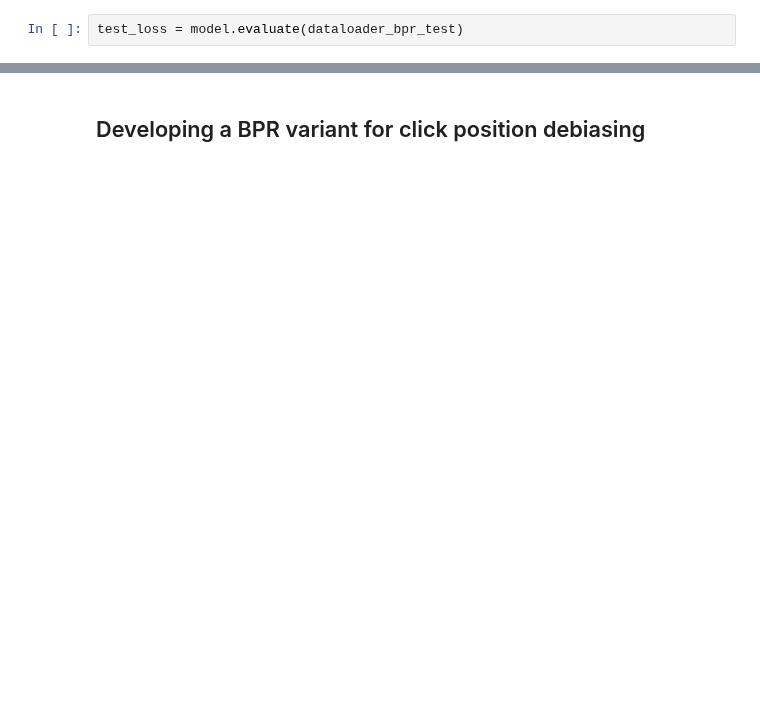
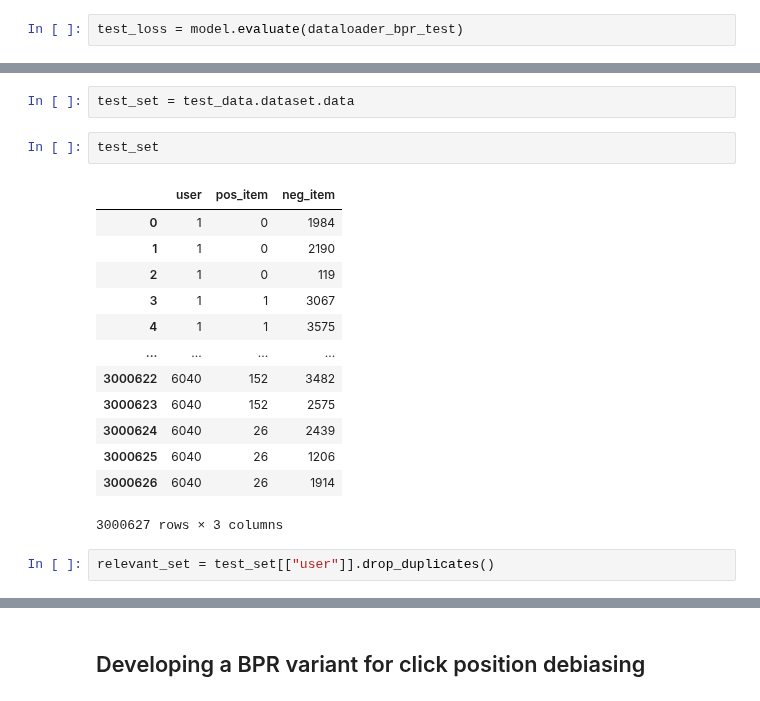
Before and after one commit to caiotda/bpr-mf, a Jupyter notebook: playground.ipynb, the cells around one changed output, grey strips where cells are left out. Drawn from its saved outputs; the diff is of its cells as text; blank space fills up the shorter version.

```diff
--- a/playground.ipynb
+++ b/playground.ipynb
@@ -191,0 +115,20 @@ plt.show()
+# %%
+test_set = test_data.dataset.data
+# %%
+test_set
+# %% [output]
+|  | user | pos_item | neg_item |
+| 0 | 1 | 0 | 1984 |
+| 1 | 1 | 0 | 2190 |
+| 2 | 1 | 0 | 119 |
+| 3 | 1 | 1 | 3067 |
+| 4 | 1 | 1 | 3575 |
+| ... | ... | ... | ... |
+| 3000622 | 6040 | 152 | 3482 |
+| 3000623 | 6040 | 152 | 2575 |
+| 3000624 | 6040 | 26 | 2439 |
+| 3000625 | 6040 | 26 | 1206 |
+| 3000626 | 6040 | 26 | 1914 |
+3000627 rows × 3 columns
+# %%
+relevant_set = test_set[["user"]].drop_duplicates()
```
Also changed, not shown: parts of 36 cells of this notebook.
